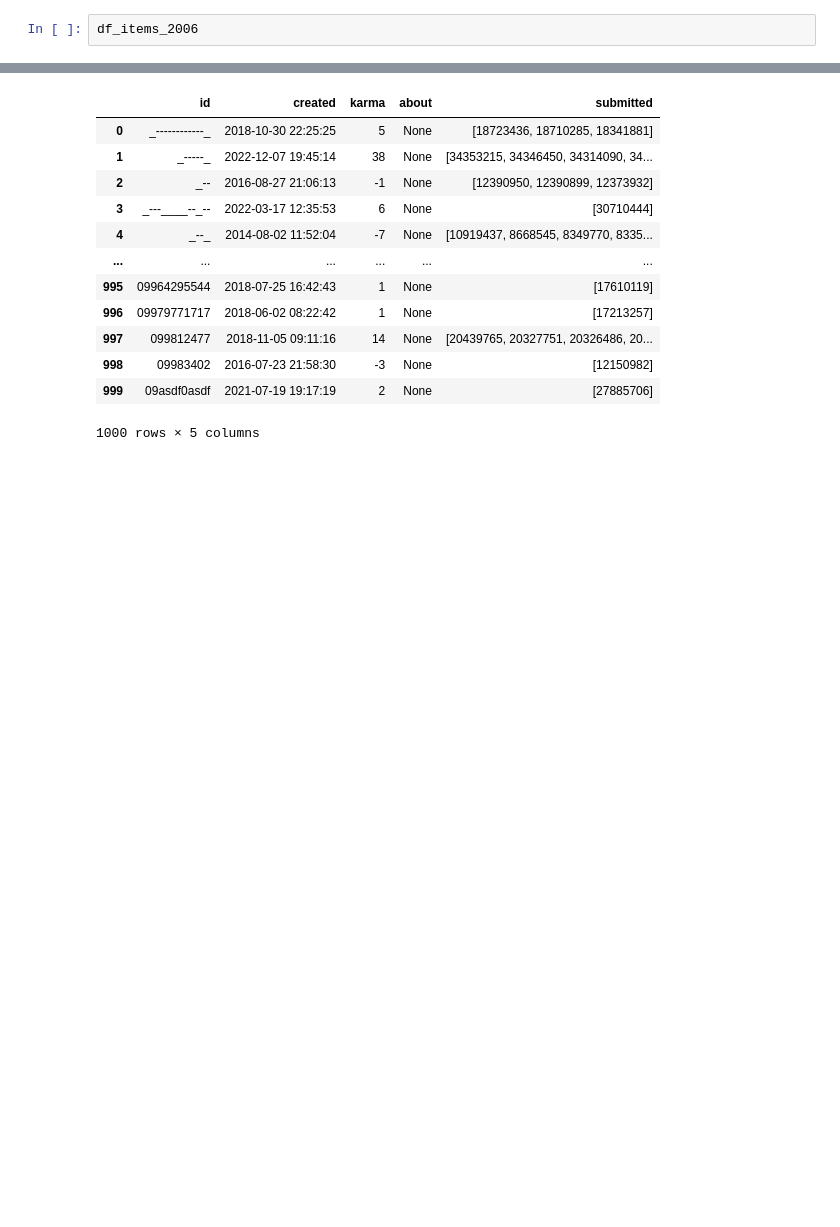
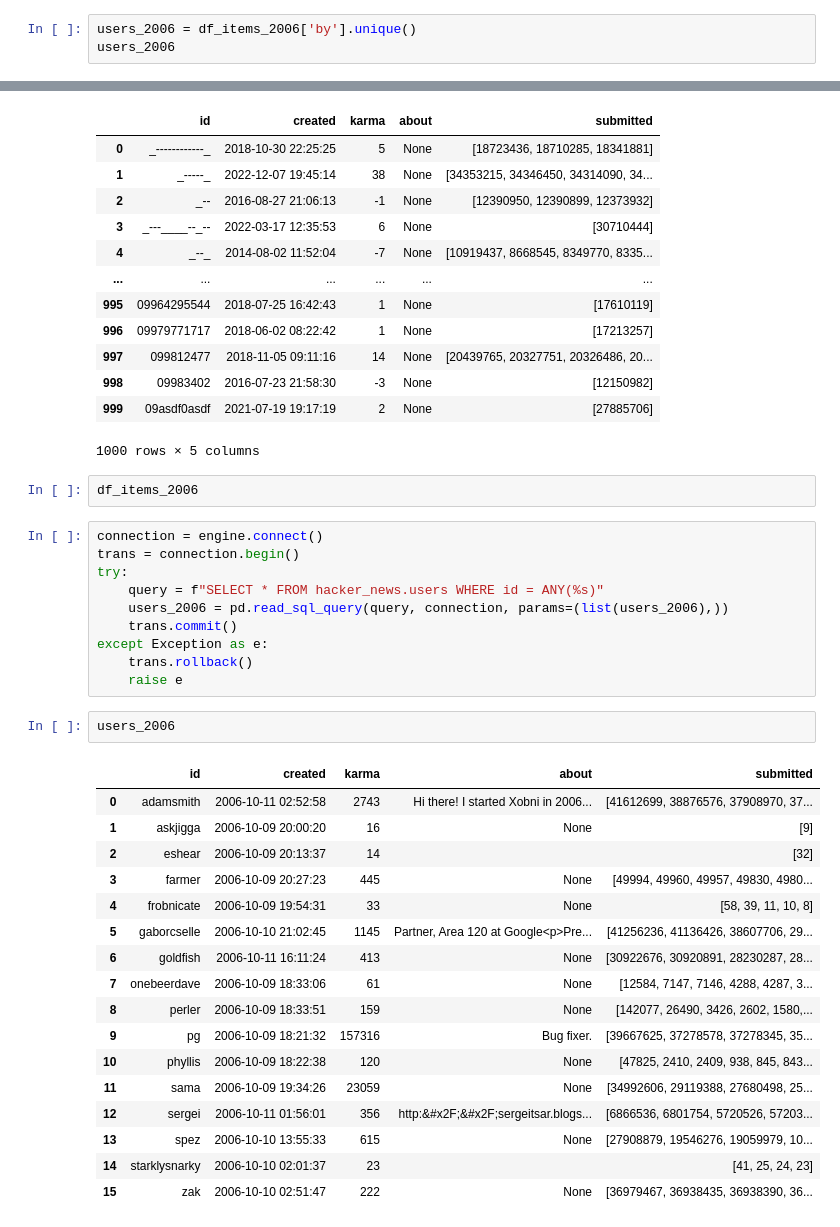
Before and after one commit to CovertSheeke/MLX8_W1_dropout-disco, a Jupyter notebook: Ethan/data-quality-check.ipynb, the cells around one changed output, grey strips where cells are left out. Cells and saved outputs as stored; diff of their text form; blank space fills up the shorter version.

Commit message:
feat: pull user and year

```diff
--- a/Ethan/data-quality-check.ipynb
+++ b/Ethan/data-quality-check.ipynb
@@ -57,5 +57,6 @@ except Exception as e:
     trans.rollback()
     raise e
 # %%
-df_items_2006
+users_2006 = df_items_2006['by'].unique()
+users_2006
 # %% [output]
@@ -97,3 +88,35 @@ users
 | 998 | 09983402 | 2016-07-23 21:58:30 | -3 | None | [12150982] |
 | 999 | 09asdf0asdf | 2021-07-19 19:17:19 | 2 | None | [27885706] |
 1000 rows × 5 columns
+# %%
+df_items_2006
+# %%
+connection = engine.connect()
+trans = connection.begin()
+try:
+    query = f"SELECT * FROM hacker_news.users WHERE id = ANY(%s)"
+    users_2006 = pd.read_sql_query(query, connection, params=(list(users_2006),))
+    trans.commit()
+except Exception as e:
+    trans.rollback()
+    raise e
+# %%
+users_2006
+# %% [output]
+|  | id | created | karma | about | submitted |
+| 0 | adamsmith | 2006-10-11 02:52:58 | 2743 | Hi there! I started Xobni in 2006... | [41612699, 38876576, 37908970, 37... |
+| 1 | askjigga | 2006-10-09 20:00:20 | 16 | None | [9] |
+| 2 | eshear | 2006-10-09 20:13:37 | 14 |  | [32] |
+| 3 | farmer | 2006-10-09 20:27:23 | 445 | None | [49994, 49960, 49957, 49830, 4980... |
+| 4 | frobnicate | 2006-10-09 19:54:31 | 33 | None | [58, 39, 11, 10, 8] |
+| 5 | gaborcselle | 2006-10-10 21:02:45 | 1145 | Partner, Area 120 at Google<p>Pre... | [41256236, 41136426, 38607706, 29... |
+| 6 | goldfish | 2006-10-11 16:11:24 | 413 | None | [30922676, 30920891, 28230287, 28... |
+| 7 | onebeerdave | 2006-10-09 18:33:06 | 61 | None | [12584, 7147, 7146, 4288, 4287, 3... |
+| 8 | perler | 2006-10-09 18:33:51 | 159 | None | [142077, 26490, 3426, 2602, 1580,... |
+| 9 | pg | 2006-10-09 18:21:32 | 157316 | Bug fixer. | [39667625, 37278578, 37278345, 35... |
+| 10 | phyllis | 2006-10-09 18:22:38 | 120 | None | [47825, 2410, 2409, 938, 845, 843... |
+| 11 | sama | 2006-10-09 19:34:26 | 23059 | None | [34992606, 29119388, 27680498, 25... |
+| 12 | sergei | 2006-10-11 01:56:01 | 356 | http:&#x2F;&#x2F;sergeitsar.blogs... | [6866536, 6801754, 5720526, 57203... |
+| 13 | spez | 2006-10-10 13:55:33 | 615 | None | [27908879, 19546276, 19059979, 10... |
+| 14 | starklysnarky | 2006-10-10 02:01:37 | 23 |  | [41, 25, 24, 23] |
+| 15 | zak | 2006-10-10 02:51:47 | 222 | None | [36979467, 36938435, 36938390, 36... |
```
Also changed, not shown: parts of 2 cells of this notebook.
